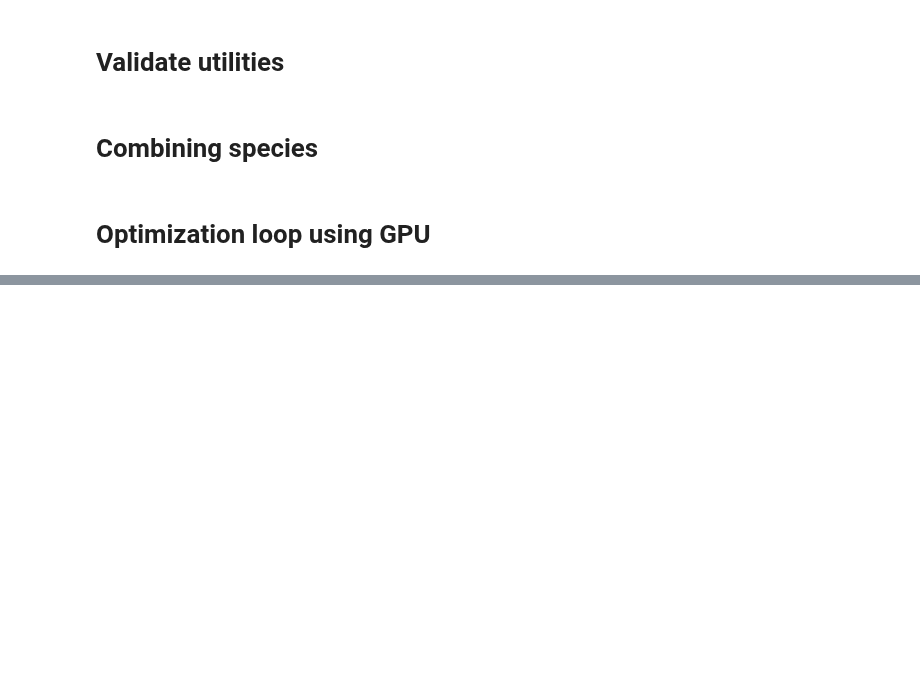
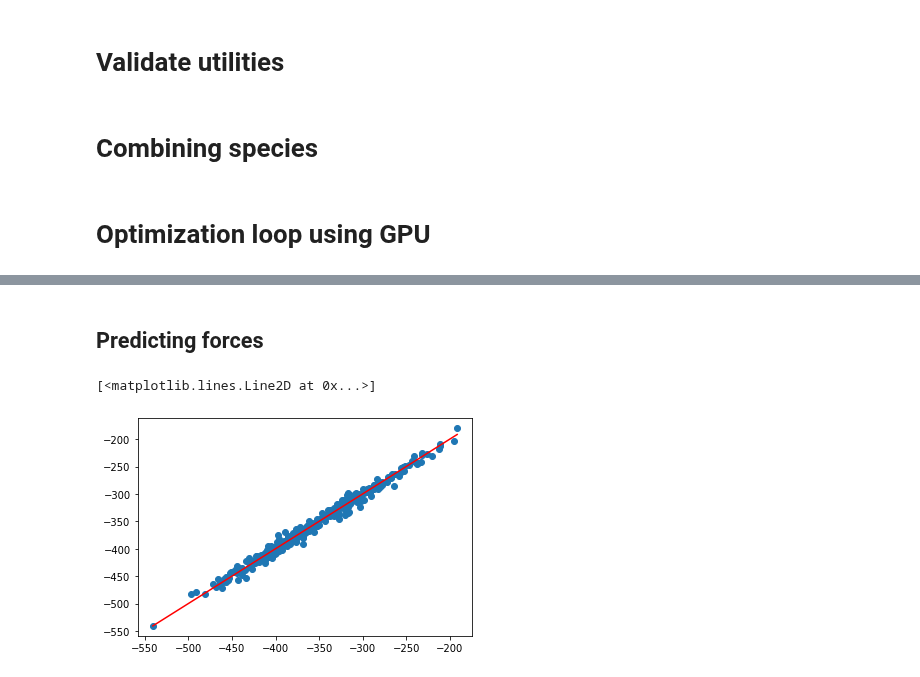
Before and after one commit to Luthaf/alchemical-learning, a Jupyter notebook: alchemical-learning-elpasolites.ipynb, the cells around one changed output, grey strips where cells are left out. Saved outputs shown, nothing was run; the diff lists cells and outputs as text; code cells hidden in the pictures; blank space fills up the shorter version.

Commit message:
Implement forces prediction using backward propagation

```diff
--- a/alchemical-learning-elpasolites.ipynb
+++ b/alchemical-learning-elpasolites.ipynb
@@ -238,14 +253,13 @@ mixed_species_model = models.MixedSpeciesFullLinearGapModel(
 # %%
 mixed_species_model.to(device=device)
 
-if mixed_species_model.optimizable_weights:
-    with torch.no_grad():
-        # initialize the weights to a nice value using fit
-        for spherical_expansions, species, slices, energies in train_dataloader_no_batch:
-            # we want to intially train the model on all frames, to ensure the
-            # support points come from the full dataset.
-            assert len(slices) == len(train_frames)
-            mixed_species_model.fit(spherical_expansions, species, slices, energies)
+# initialize the model
+with torch.no_grad():
+    for spherical_expansions, species, slices, energies in train_dataloader_no_batch:
+        # we want to intially train the model on all frames, to ensure the
+        # support points come from the full dataset.
+        assert len(slices) == len(train_frames)
+        mixed_species_model.fit(spherical_expansions, species, slices, energies)
 
 if not mixed_species_model.optimizable_weights:
     # we can not use batches if we are training with linear algebra, we need to
@@ -282,7 +296,7 @@ output = open(f"{filename}.dat", "w")
 output.write("# epoch  train_loss  test_mae\n")
 n_epochs_total = 0
 # %%
-for epoch in range(400):
+for epoch in range(10):
     epoch_start = time.time()
 
     if UPDATE_SUPPORT_POINTS:
@@ -364,0 +366,29 @@ default = all_losses
+# %% [markdown]
+## Predicting forces
+# %%
+train_dataloader = torch.utils.data.DataLoader(
+    train_dataset,
+    batch_size=512,
+    shuffle=False,
+    collate_fn=collate_data_gpu if device == "cuda" else collate_data_cpu
+)
+# %%
+train_dataset.zero_positions_grad()
+predicted_e = []
+for spherical_expansions, species, slices, energies in train_dataloader:
+    predicted_e.append(mixed_species_model(spherical_expansions, species, slices))
+
+predicted_e = torch.vstack(predicted_e)
+
+
+# use backward to predict forces
+predicted_e.backward(-torch.ones_like(predicted_e), retain_graph=True)
+predicted_f = train_dataset.positions_grad()
+# %%
+plt.scatter(train_dataset.energies, predicted_e.detach())
+
+x = [torch.min(train_dataset.energies), torch.max(train_dataset.energies)]
+plt.plot(x, x, color="r")
+# %% [output]
+[<matplotlib.lines.Line2D at 0x...>]
+[figure, added]
```
Also changed, not shown: parts of 16 cells of this notebook, 1 other file.
